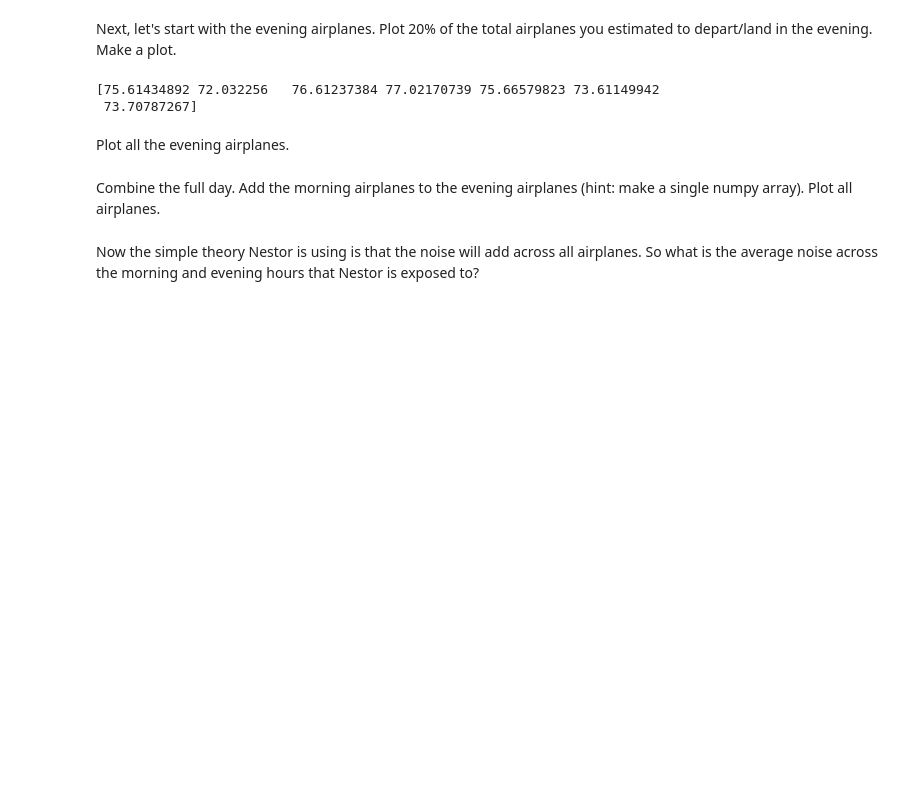
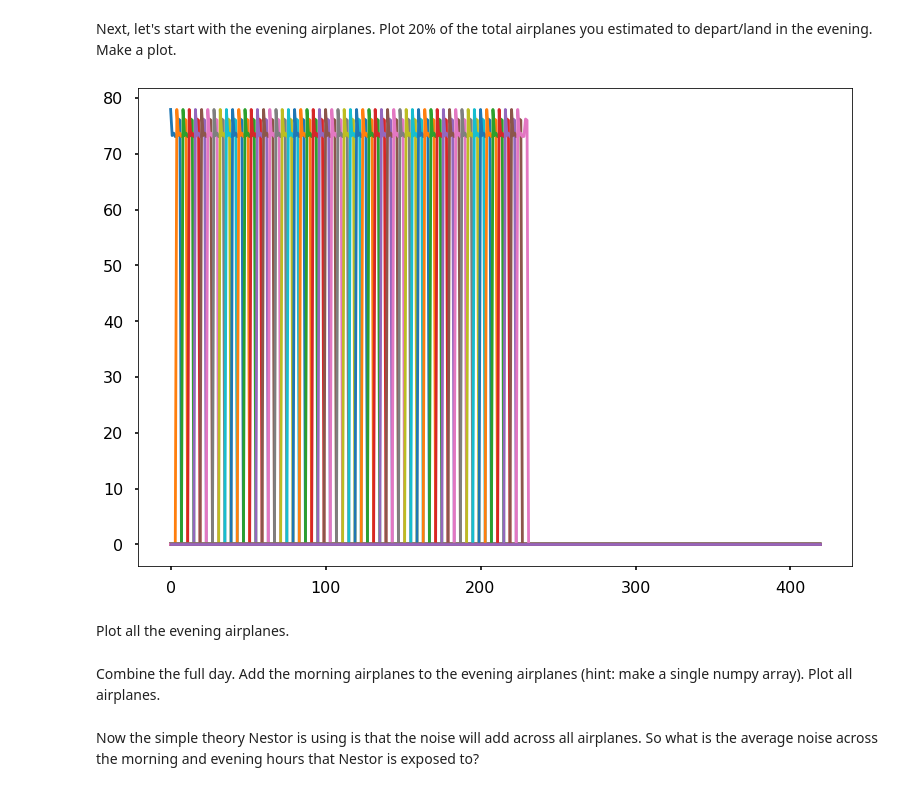
Before and after one commit to mohammedfmehboob/PythonTutorials, a Jupyter notebook: tutorial010Exercise-Copy1.ipynb, the cells around one changed output. Cells and saved outputs as stored; diff of their text form; code cells hidden in the pictures; blank space fills up the shorter version.

```diff
--- a/tutorial010Exercise-Copy1.ipynb
+++ b/tutorial010Exercise-Copy1.ipynb
@@ -221,9 +221,69 @@ plt.plot(total_airplanes_m);
 # %% [markdown]
 Next, let's start with the evening airplanes. Plot 20% of the total airplanes you estimated to depart/land in the evening. Make a plot.
 # %%
+total_airplanes_e =  np.zeros((minutes_total_evening,
+                            num_planes_even))
+total_airplanes_e[:7, 0] = noise_measure + decibals
+total_airplanes_e[4:11, 1] = noise_measure + decibals
+total_airplanes_e[8:15, 2] = noise_measure + decibals
+total_airplanes_e[12:19, 3] = noise_measure + decibals
+total_airplanes_e[16:23, 4] = noise_measure + decibals
+total_airplanes_e[20:27, 5] = noise_measure + decibals
+total_airplanes_e[24:31, 6] = noise_measure + decibals
+total_airplanes_e[28:35, 7] = noise_measure + decibals
+total_airplanes_e[32:39, 8] = noise_measure + decibals
+total_airplanes_e[36:43, 9] = noise_measure + decibals
+total_airplanes_e[40:47, 10] = noise_measure + decibals
+total_airplanes_e[44:51, 11] = noise_measure + decibals
+total_airplanes_e[48:55, 12] = noise_measure + decibals
+total_airplanes_e[52:59, 13] = noise_measure + decibals
+total_airplanes_e[56:63, 14] = noise_measure + decibals
+total_airplanes_e[60:67, 15] = noise_measure + decibals
+total_airplanes_e[64:71, 16] = noise_measure + decibals
+total_airplanes_e[68:75, 17] = noise_measure + decibals
+total_airplanes_e[72:79, 18] = noise_measure + decibals
+total_airplanes_e[76:83, 19] = noise_measure + decibals
+total_airplanes_e[80:87, 20] = noise_measure + decibals
+total_airplanes_e[84:91, 21] = noise_measure + decibals
+total_airplanes_e[88:95, 22] = noise_measure + decibals
+total_airplanes_e[92:99, 23] = noise_measure + decibals
+total_airplanes_e[96:103, 24] = noise_measure + decibals
+total_airplanes_e[100:107, 25] = noise_measure + decibals
+total_airplanes_e[104:111, 26] = noise_measure + decibals
+total_airplanes_e[108:115, 27] = noise_measure + decibals
+total_airplanes_e[112:119, 28] = noise_measure + decibals
+total_airplanes_e[116:123, 29] = noise_measure + decibals
+total_airplanes_e[120:127, 30] = noise_measure + decibals
+total_airplanes_e[124:131, 31] = noise_measure + decibals
+total_airplanes_e[128:135, 32] = noise_measure + decibals
+total_airplanes_e[132:139,33] = noise_measure + decibals
+total_airplanes_e[136:143, 34] = noise_measure + decibals
+total_airplanes_e[140:147, 35] = noise_measure + decibals
+total_airplanes_e[144:151, 36] = noise_measure + decibals
+total_airplanes_e[148:155, 37] = noise_measure + decibals
+total_airplanes_e[152:159, 38] = noise_measure + decibals
+total_airplanes_e[156:163, 39] = noise_measure + decibals
+total_airplanes_e[160:167, 40] = noise_measure + decibals
+total_airplanes_e[164:171, 41] = noise_measure + decibals
+total_airplanes_e[168:175, 42] = noise_measure + decibals
+total_airplanes_e[172:179, 43] = noise_measure + decibals
+total_airplanes_e[176:183, 44] = noise_measure + decibals
+total_airplanes_e[180:187, 45] = noise_measure + decibals
+total_airplanes_e[184:191, 46] = noise_measure + decibals
+total_airplanes_e[188:195, 47]= noise_measure + decibals
+total_airplanes_e[192:199, 48]= noise_measure + decibals
+total_airplanes_e[196:203, 49] = noise_measure + decibals
+total_airplanes_e[200:207, 50]=noise_measure + decibals
+total_airplanes_e[204:211, 51]=noise_measure + decibals
+total_airplanes_e[208:215, 52]=noise_measure + decibals
+total_airplanes_e[212:219, 53]=noise_measure + decibals
+total_airplanes_e[216:223, 54]=noise_measure + decibals
+total_airplanes_e[220:227, 55]=noise_measure + decibals
+total_airplanes_e[224:231, 56]=noise_measure + decibals
+
+plt.plot(total_airplanes_e);
 # %% [output]
-[75.61434892 72.032256   76.61237384 77.02170739 75.66579823 73.61149942
- 73.70787267]
+[figure, added]
 # %% [markdown]
 Plot all the evening airplanes.
 # %% [markdown]
```
Also changed, not shown: parts of 3 cells of this notebook.
